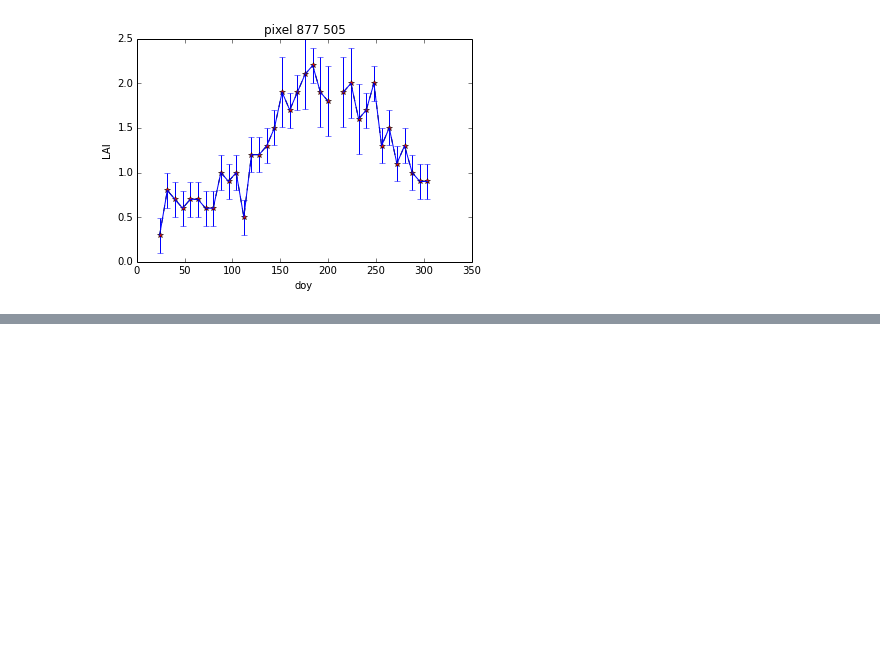
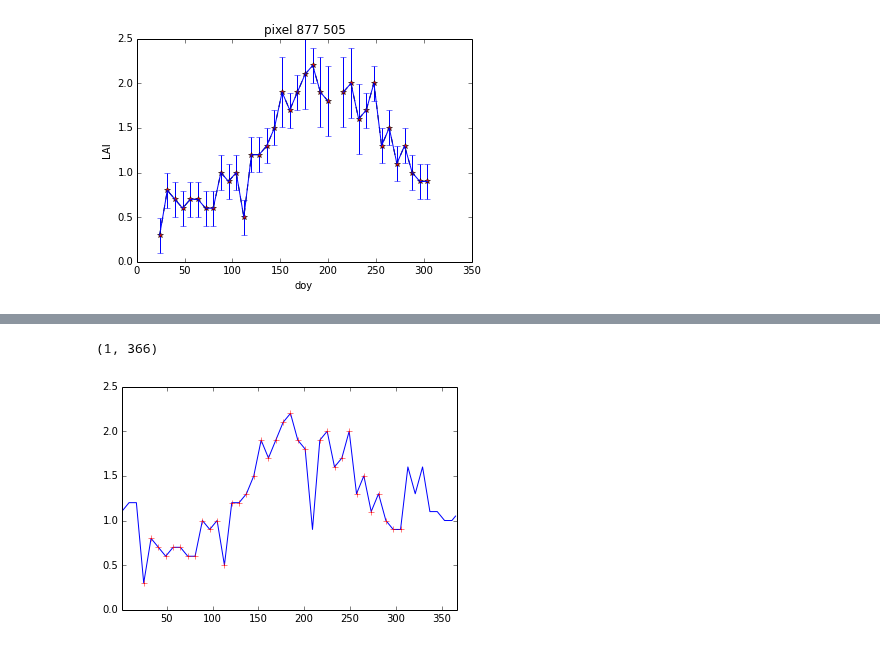
Before and after one commit to profLewis/geogg122, a Jupyter notebook: Chapter5_Interpolation/Interpolation.ipynb, the cells around one changed output, grey strips where cells are left out. Cells and saved outputs as stored; diff of their text form; code cells hidden in the pictures; blank space fills up the shorter version.

```diff
--- a/Chapter5_Interpolation/Interpolation.ipynb
+++ b/Chapter5_Interpolation/Interpolation.ipynb
@@ -611,0 +653,11 @@ This is perhaps a bit more realistic ...
+# %%
+# define xnew at 1 day interval
+xnew = np.arange(1.,366.)
+ynew = f(xnew)
+# %%
+plt.plot(xnew,ynew)
+plt.plot(x_,y_,'r+')
+plt.xlim(1,366)
+# %% [output]
+(1, 366)
+[figure, added]
```
Also changed, not shown: parts of 4 cells of this notebook.
